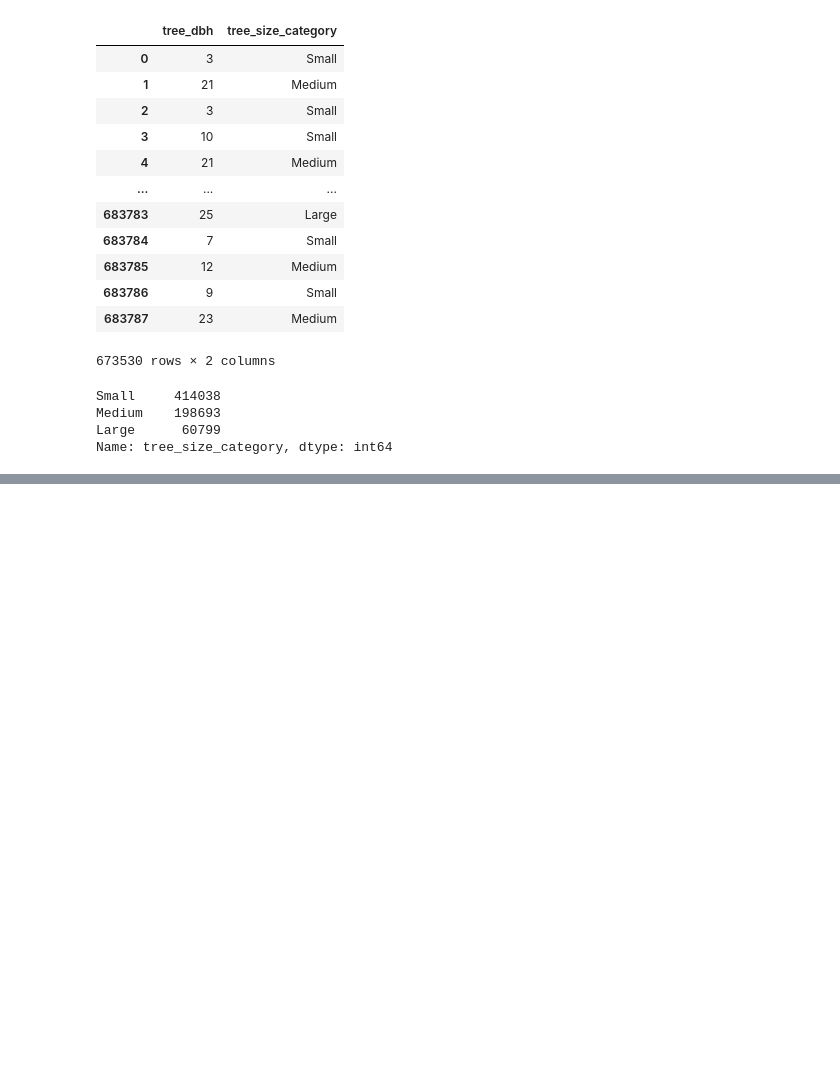
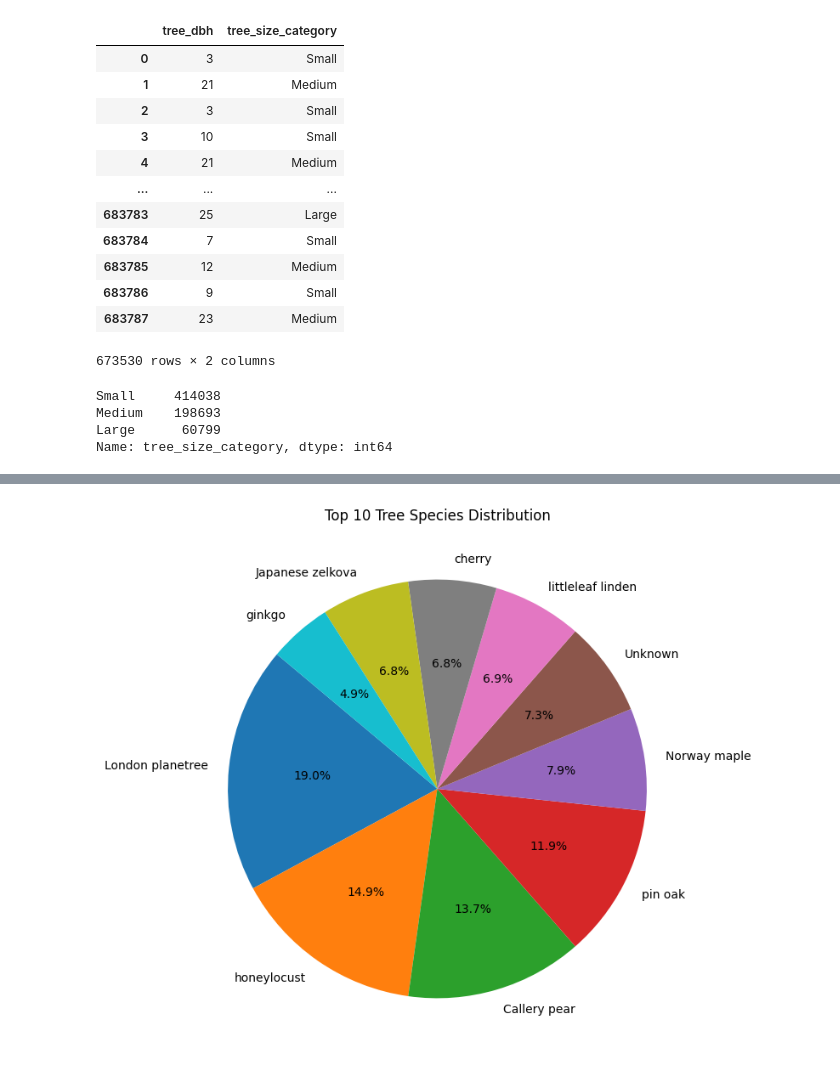
Before and after one commit to asha8r/2015-Street-Tree-Census, a Jupyter notebook: 2015_Street_Tree_Census.ipynb, the cells around one changed output, grey strips where cells are left out. Saved outputs shown, nothing was run; the diff lists cells and outputs as text; code cells hidden in the pictures; blank space fills up the shorter version.

```diff
--- a/2015_Street_Tree_Census.ipynb
+++ b/2015_Street_Tree_Census.ipynb
@@ -340,0 +371,8 @@ street_tree_no_outliers.head()
+# %%
+plt.figure(figsize=(8, 8))
+common_species.plot(kind='pie', autopct='%1.1f%%', startangle=140)
+plt.title('Top 10 Tree Species Distribution')
+plt.ylabel('')
+plt.show()
+# %% [output]
+[figure, added]
```
Also changed, not shown: parts of 6 cells of this notebook.
